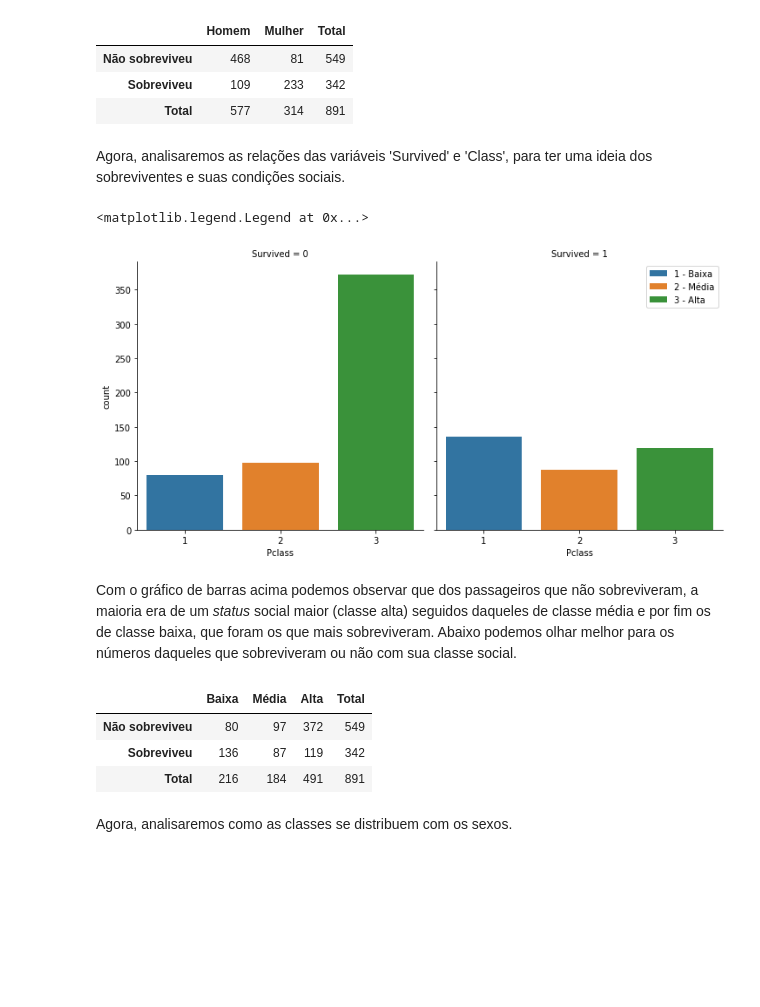
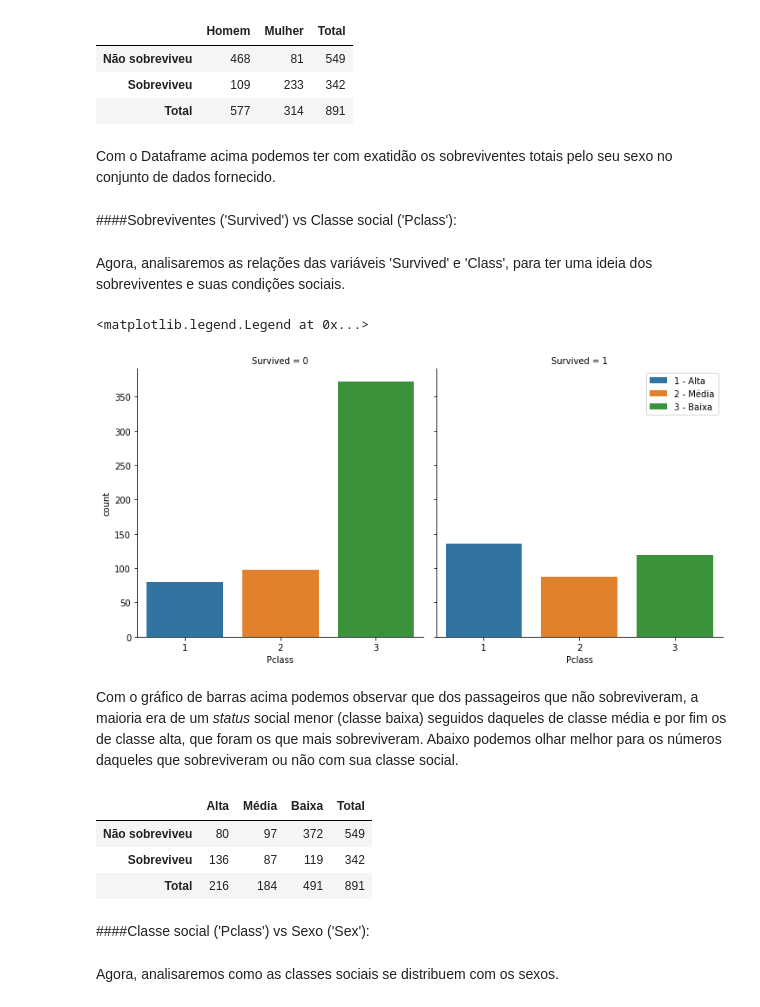
Before and after one commit to kauecapellato/Titanic_Case, a Jupyter notebook: Titanic_Case.ipynb, the cells around one changed output. Cells and saved outputs as stored; diff of their text form; code cells hidden in the pictures; blank space fills up the shorter version.

```diff
--- a/Titanic_Case.ipynb
+++ b/Titanic_Case.ipynb
@@ -222,16 +235,20 @@ sobreviventes
 | Não sobreviveu | 468 | 81 | 549 |
 | Sobreviveu | 109 | 233 | 342 |
 | Total | 577 | 314 | 891 |
+# %% [markdown]
+Com o Dataframe acima podemos ter com exatidão os sobreviventes totais pelo seu sexo no conjunto de dados fornecido.
+# %% [markdown]
+####Sobreviventes ('Survived') vs Classe social ('Pclass'):
 # %% [markdown]
 Agora, analisaremos as relações das variáveis 'Survived' e 'Class', para ter uma ideia dos sobreviventes e suas condições sociais.
 # %%
 sns.catplot(x = "Pclass", hue="Pclass", col = 'Survived', data = treino, kind = "count", dodge = False, height=5, aspect=1)
-plt.legend(['1 - Baixa', '2 - Média', '3 - Alta'])
+plt.legend(['1 - Alta', '2 - Média', '3 - Baixa'])
 # %% [output]
 <matplotlib.legend.Legend at 0x...>
-[figure, old version]
+[figure, new version]
 # %% [markdown]
-Com o gráfico de barras acima podemos observar que dos passageiros que não sobreviveram, a maioria era de um *status* social maior (classe alta) seguidos daqueles de classe média e por fim os de classe baixa, que foram os que mais sobreviveram. Abaixo podemos olhar melhor para os números daqueles que sobreviveram ou não com sua classe social.
+Com o gráfico de barras acima podemos observar que dos passageiros que não sobreviveram, a maioria era de um *status* social menor (classe baixa) seguidos daqueles de classe média e por fim os de classe alta, que foram os que mais sobreviveram. Abaixo podemos olhar melhor para os números daqueles que sobreviveram ou não com sua classe social.
 # %%
 # Determinando por classe social e se sobreviveu ou não
 classe_n = []
@@ -246,18 +263,20 @@ for i in range(1, 4):
   classe_s.append(len(treino[(treino.Pclass == i) & (treino.Survived == 1)]))
 
 # Criando um dicionário com os valores acima
-dados = {'Baixa': [classe_n[0], classe_s[0], (classe_s[0] + classe_n[0])],
+dados = {'Alta': [classe_n[0], classe_s[0], (classe_s[0] + classe_n[0])],
          'Média': [classe_n[1], classe_s[1], (classe_s[1] + classe_n[1])],
-         'Alta': [classe_n[2], classe_s[2], (classe_s[2] + classe_n[2])],
+         'Baixa': [classe_n[2], classe_s[2], (classe_s[2] + classe_n[2])],
          'Total': [sum(classe_n), sum(classe_s), len(treino.Pclass)]}
 
 # Criando um Dataframe com o dicionário
-sobreviventes_classes = pd.DataFrame(dados, columns = ['Baixa', 'Média', 'Alta', 'Total'], index = ['Não sobreviveu', 'Sobreviveu', 'Total'])
+sobreviventes_classes = pd.DataFrame(dados, columns = ['Alta', 'Média', 'Baixa', 'Total'], index = ['Não sobreviveu', 'Sobreviveu', 'Total'])
 sobreviventes_classes
 # %% [output]
-|  | Baixa | Média | Alta | Total |
+|  | Alta | Média | Baixa | Total |
 | Não sobreviveu | 80 | 97 | 372 | 549 |
 | Sobreviveu | 136 | 87 | 119 | 342 |
 | Total | 216 | 184 | 491 | 891 |
+# %% [markdown]
+####Classe social ('Pclass') vs Sexo ('Sex'):
 # %% [markdown]
-Agora, analisaremos como as classes se distribuem com os sexos.
+Agora, analisaremos como as classes sociais se distribuem com os sexos.
```
Also changed, not shown: parts of 19 cells of this notebook.
